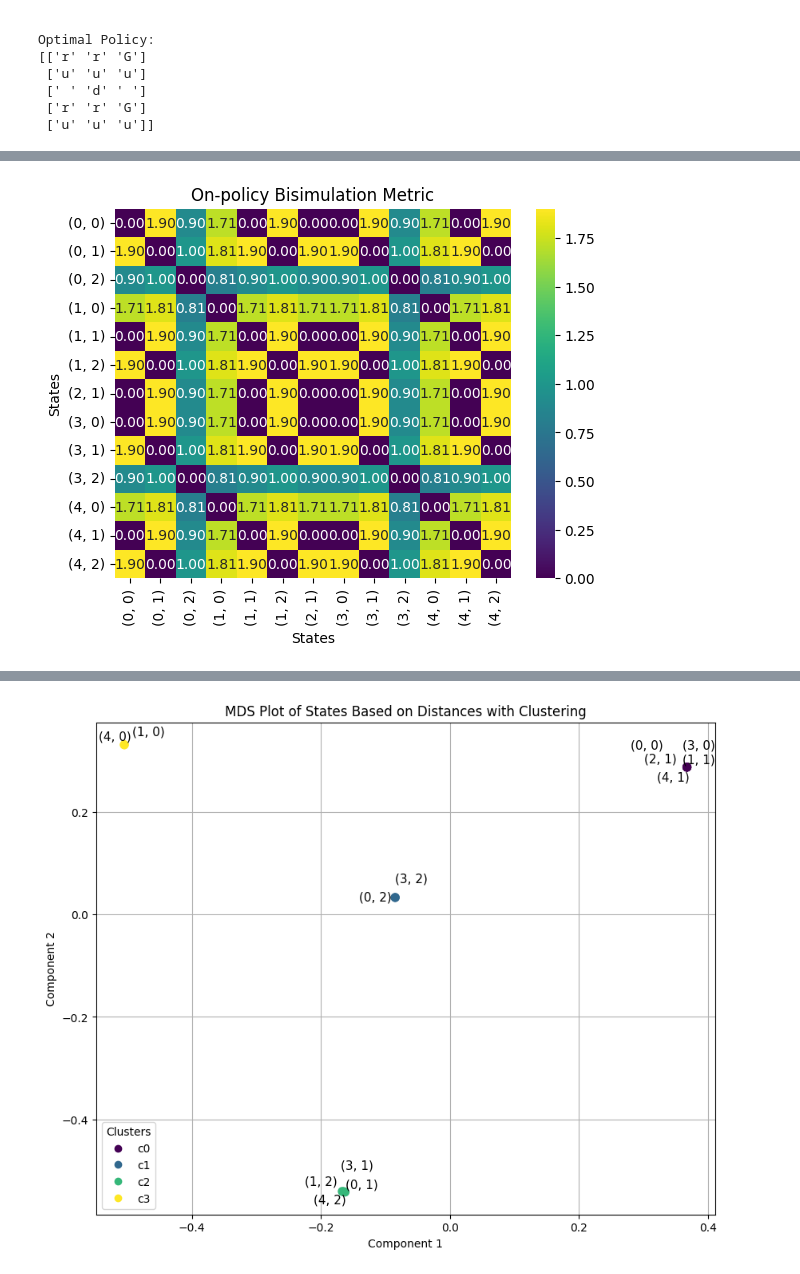
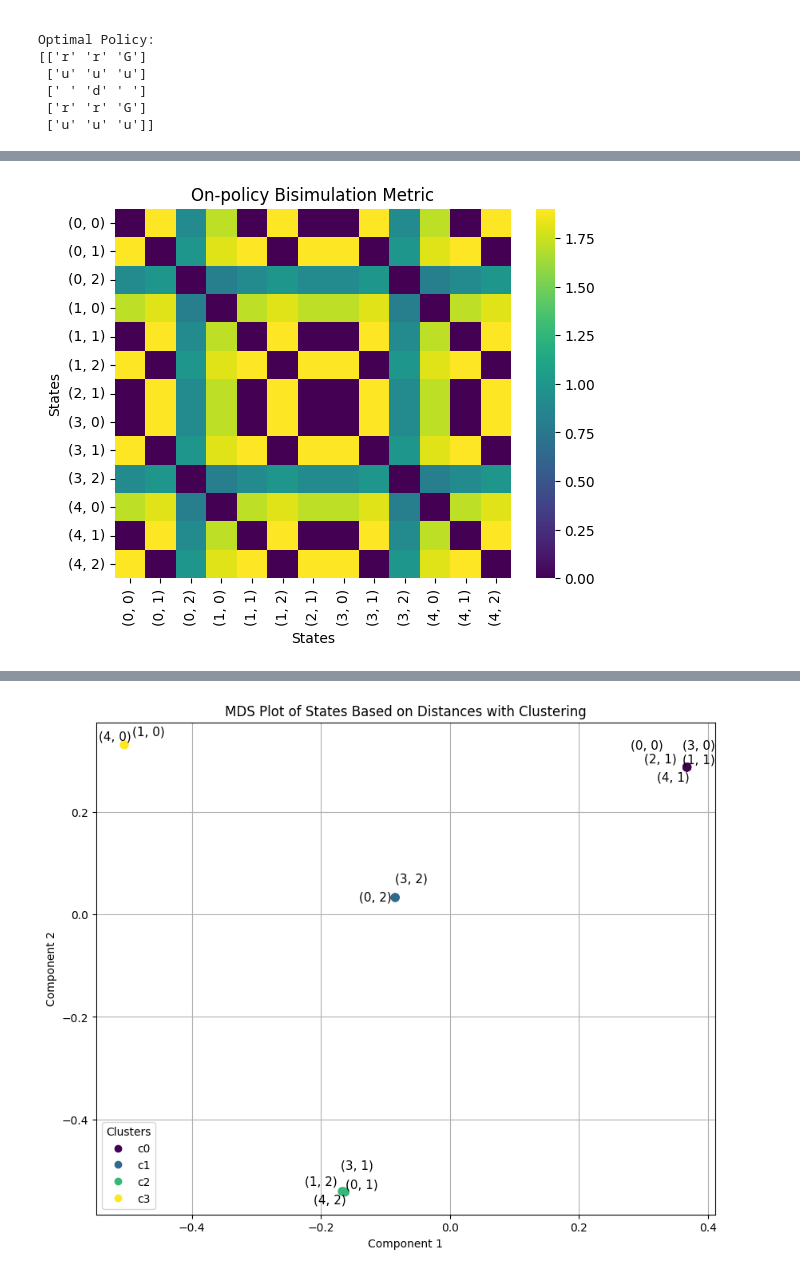
Before and after one commit to ZosoV/final_project, a Jupyter notebook: Bisimulation_metric.ipynb, the cells around one changed output, grey strips where cells are left out. Cells and saved outputs as stored; diff of their text form; code cells hidden in the pictures.

```diff
--- a/Bisimulation_metric.ipynb
+++ b/Bisimulation_metric.ipynb
@@ -458,7 +518,7 @@ def compute_bisimulation_metric(grid, states, rewards, gamma = 0.9, epsilon=1e-5
                 if i != j:
 
                     # Compute on-policy bisimulation metric
-                    if policy:
+                    if policy is not None:
                         action_s = POLICYACTION2ACTION[policy[s]]
                         action_t = POLICYACTION2ACTION[policy[t]]
 
@@ -706,8 +715,8 @@ array([[0.  , 1.9 , 0.9 , 1.71, 0.  , 1.9 , 0.  , 0.  , 1.9 , 0.9 , 1.71,
        [1.9 , 0.  , 1.  , 1.81, 1.9 , 0.  , 1.9 , 1.9 , 0.  , 1.  , 1.81,
         1.9 , 0.  ]])
 # %%
-plot_distance_matrix(d, states)
+plot_distance_matrix(d, states, annot=False)
 # %% [output]
-[figure, old version]
+[figure, new version]
 # %%
 for i, distances in enumerate(d):
```
Also changed, not shown: parts of 7 cells of this notebook, 5 other files.
